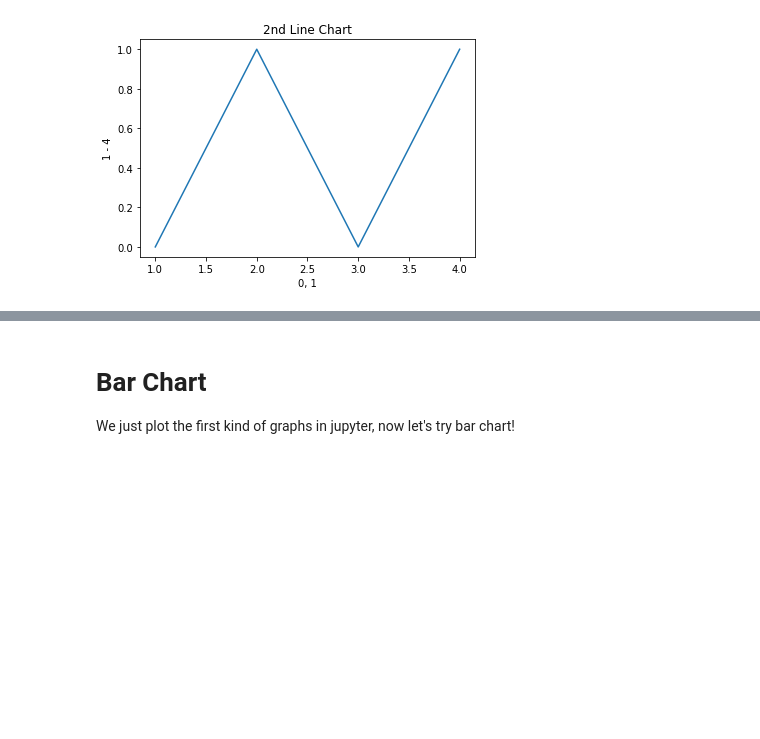
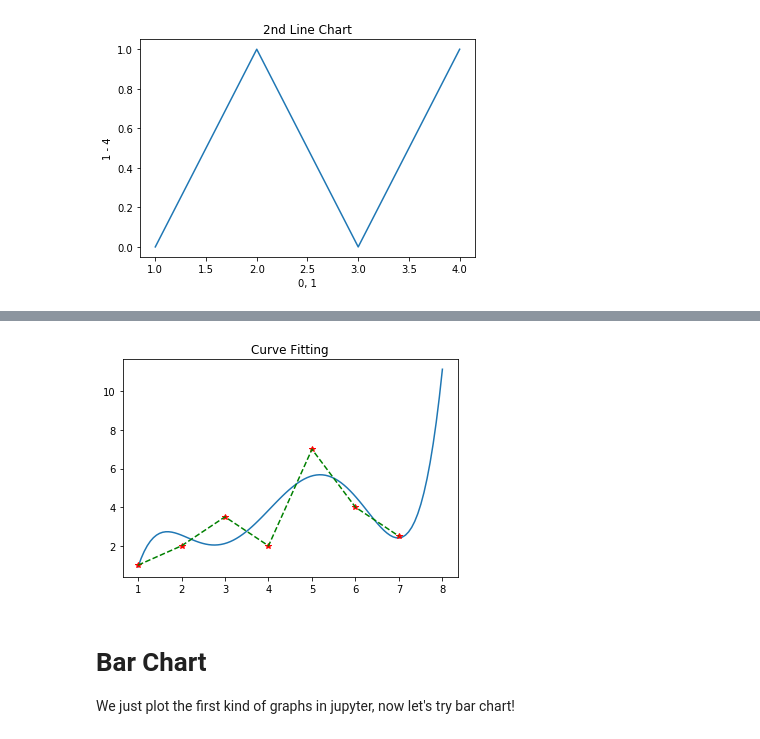
Before and after one commit to howawong/python-for-students, a Jupyter notebook: Data Visualization.ipynb, the cells around one changed output, grey strips where cells are left out. Cells and saved outputs as stored; diff of their text form; code cells hidden in the pictures; blank space fills up the shorter version.

```diff
--- a/Data Visualization.ipynb
+++ b/Data Visualization.ipynb
@@ -51,3 +70,15 @@ plt.show()
+# %%
+import numpy as np
+z = np.polyfit(x, y, 5)
+p = np.poly1d(z)
+xp = np.linspace(1, 8, 100)
+plt.plot(xp, p(xp))
+plt.plot(x, y, "*", color="red")
+plt.plot(x, y, "--", color="green")
+plt.title("Curve Fitting")
+plt.show()
+# %% [output]
+[figure, added]
 # %% [markdown]
 # Bar Chart
 We just plot the first kind of graphs in jupyter, now let's try bar chart!
```
Also changed, not shown: parts of 20 cells of this notebook, 2 other files.
